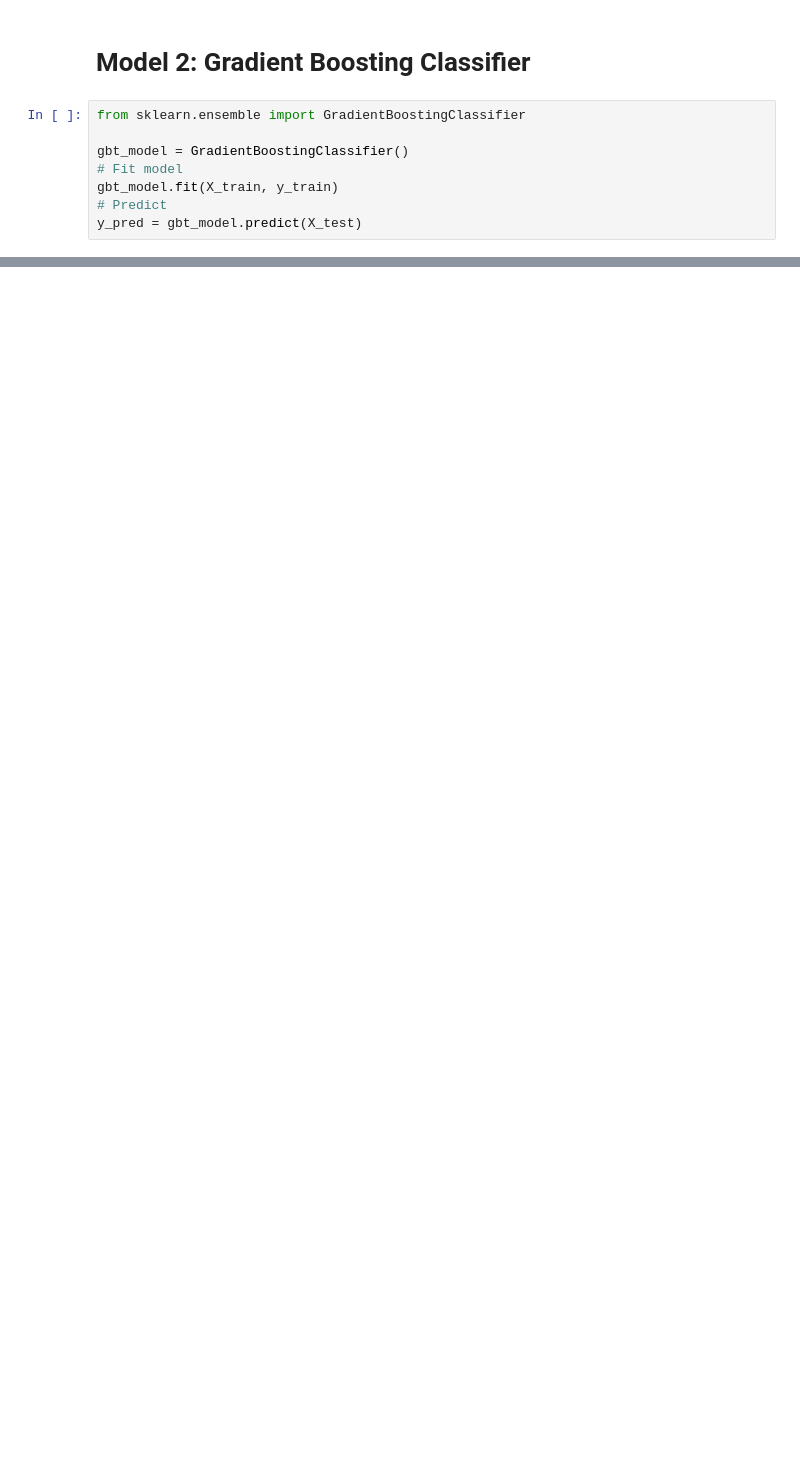
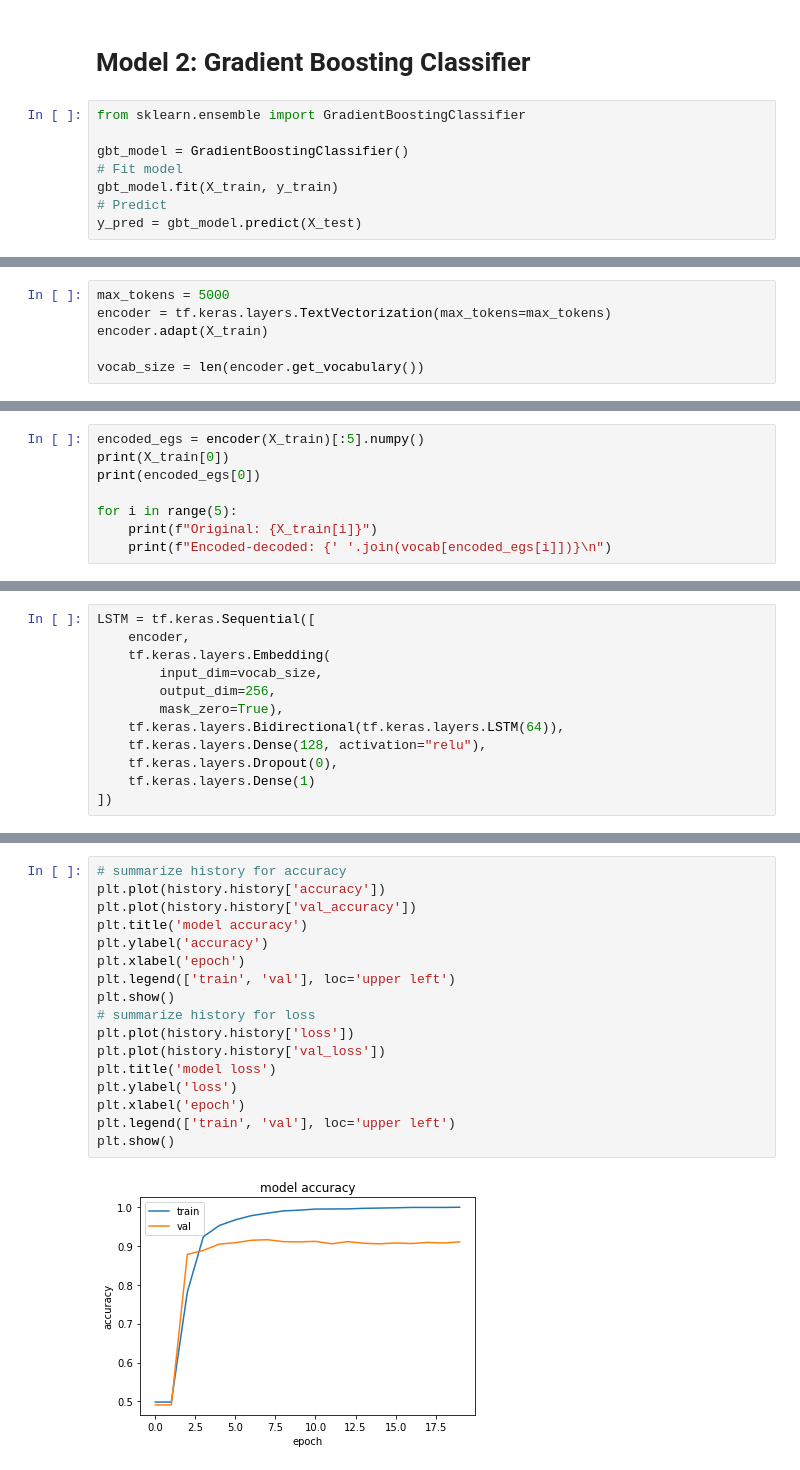
Before and after one commit to ThishenP/covid-19-fake-news-detection, a Jupyter notebook: Covid-Fake-News.ipynb, the cells around one changed output, grey strips where cells are left out. Cells and saved outputs as stored; diff of their text form; blank space fills up the shorter version.

```diff
--- a/Covid-Fake-News.ipynb
+++ b/Covid-Fake-News.ipynb
@@ -327,0 +314,6 @@ plot_conf_matrix(y_pred, y_test, title="Random Forest Classifier Classifier")
+# %%
+max_tokens = 5000
+encoder = tf.keras.layers.TextVectorization(max_tokens=max_tokens)
+encoder.adapt(X_train)
+
+vocab_size = len(encoder.get_vocabulary())
@@ -327,0 +350,8 @@ plot_conf_matrix(y_pred, y_test, title="Random Forest Classifier Classifier")
+# %%
+encoded_egs = encoder(X_train)[:5].numpy()
+print(X_train[0])
+print(encoded_egs[0])
+
+for i in range(5):
+    print(f"Original: {X_train[i]}")
+    print(f"Encoded-decoded: {' '.join(vocab[encoded_egs[i]])}\n")
@@ -327,0 +376,12 @@ plot_conf_matrix(y_pred, y_test, title="Random Forest Classifier Classifier")
+# %%
+LSTM = tf.keras.Sequential([
+    encoder,
+    tf.keras.layers.Embedding(
+        input_dim=vocab_size,
+        output_dim=256,
+        mask_zero=True),
+    tf.keras.layers.Bidirectional(tf.keras.layers.LSTM(64)),
+    tf.keras.layers.Dense(128, activation="relu"),
+    tf.keras.layers.Dropout(0),
+    tf.keras.layers.Dense(1)
+])
@@ -327,0 +524,19 @@ plot_conf_matrix(y_pred, y_test, title="Random Forest Classifier Classifier")
+# %%
+# summarize history for accuracy
+plt.plot(history.history['accuracy'])
+plt.plot(history.history['val_accuracy'])
+plt.title('model accuracy')
+plt.ylabel('accuracy')
+plt.xlabel('epoch')
+plt.legend(['train', 'val'], loc='upper left')
+plt.show()
+# summarize history for loss
+plt.plot(history.history['loss'])
+plt.plot(history.history['val_loss'])
+plt.title('model loss')
+plt.ylabel('loss')
+plt.xlabel('epoch')
+plt.legend(['train', 'val'], loc='upper left')
+plt.show()
+# %% [output]
+[figure, added]
```
Also changed, not shown: parts of 55 cells of this notebook.
